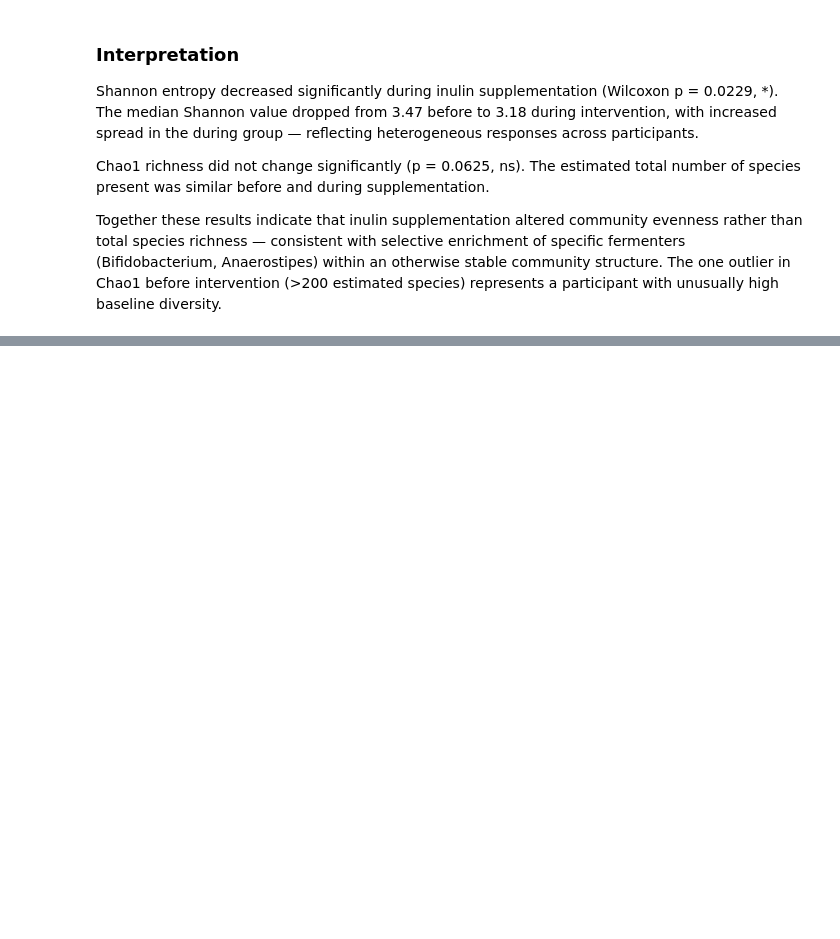
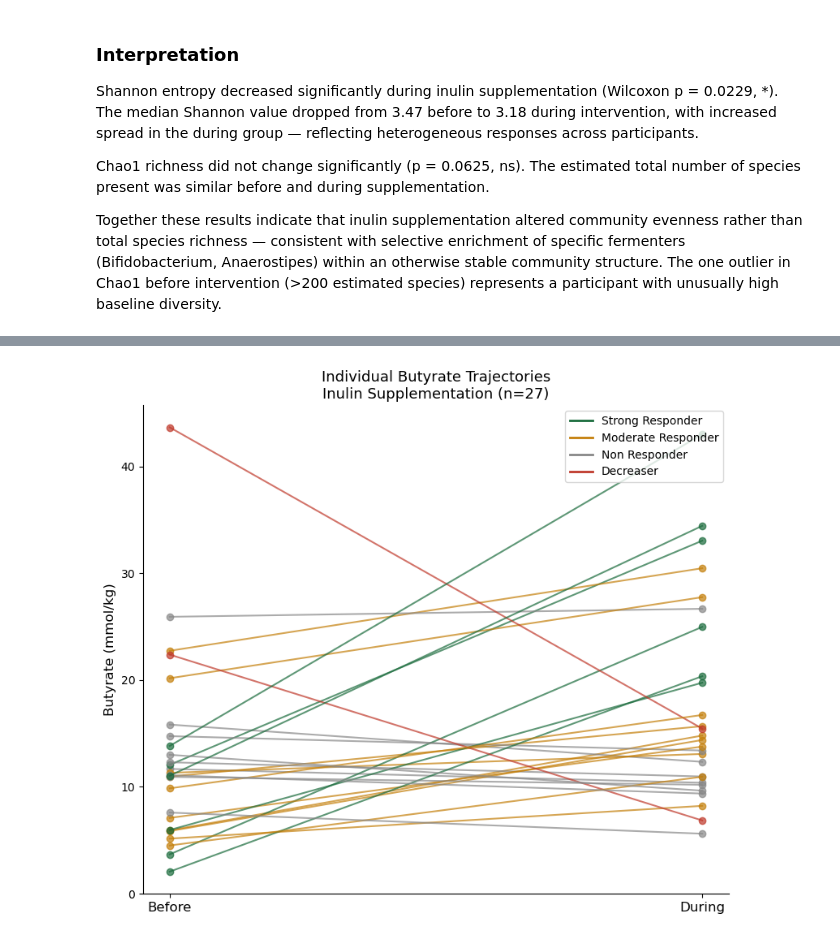
Before and after one commit to Mayorcool-lab/ogunbiome-Insight-pipeline, a Jupyter notebook: notebooks/08_picrust2_functional_analysis.ipynb, the cells around one changed output, grey strips where cells are left out. Cells and saved outputs as stored; diff of their text form; code cells hidden in the pictures; blank space fills up the shorter version.

```diff
--- a/notebooks/08_picrust2_functional_analysis.ipynb
+++ b/notebooks/08_picrust2_functional_analysis.ipynb
@@ -335,0 +585,34 @@ high baseline diversity.
+# %%
+# Response group colours
+response_colors = {
+    'strong_responder': '#1A6B3C',
+    'moderate_responder': '#C47F0A',
+    'non_responder': '#888888',
+    'decreaser': '#C0392B'
+}
+
+fig, ax = plt.subplots(figsize=(8, 7))
+
+for participant, row in meta_df.iterrows():
+    color = response_colors[row['response']]
+    ax.plot([0, 1],
+            [float(row['butyrate_before']), float(row['butyrate_during'])],
+            color=color, alpha=0.7, linewidth=1.5, marker='o', markersize=6)
+
+# Legend
+for label, color in response_colors.items():
+    ax.plot([], [], color=color, linewidth=2,
+            label=label.replace('_', ' ').title())
+
+ax.set_xticks([0, 1])
+ax.set_xticklabels(['Before', 'During'], fontsize=12)
+ax.set_ylabel('Butyrate (mmol/kg)', fontsize=12)
+ax.set_title('Individual Butyrate Trajectories\nInulin Supplementation (n=27)', fontsize=13)
+ax.legend(fontsize=10, loc='upper right')
+ax.spines['top'].set_visible(False)
+ax.spines['right'].set_visible(False)
+plt.tight_layout()
+plt.savefig('../results/qiime2/exported/butyrate_trajectory.png', dpi=150, bbox_inches='tight')
+plt.show()
+# %% [output]
+[figure, added]
```
Also changed, not shown: parts of 57 cells of this notebook, 12 other files.
